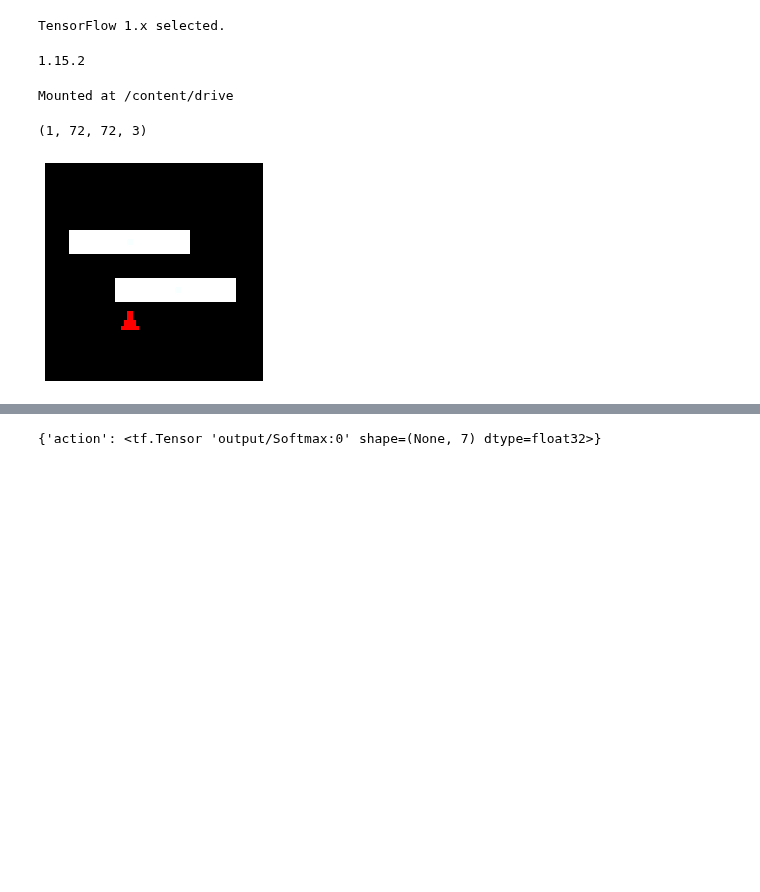
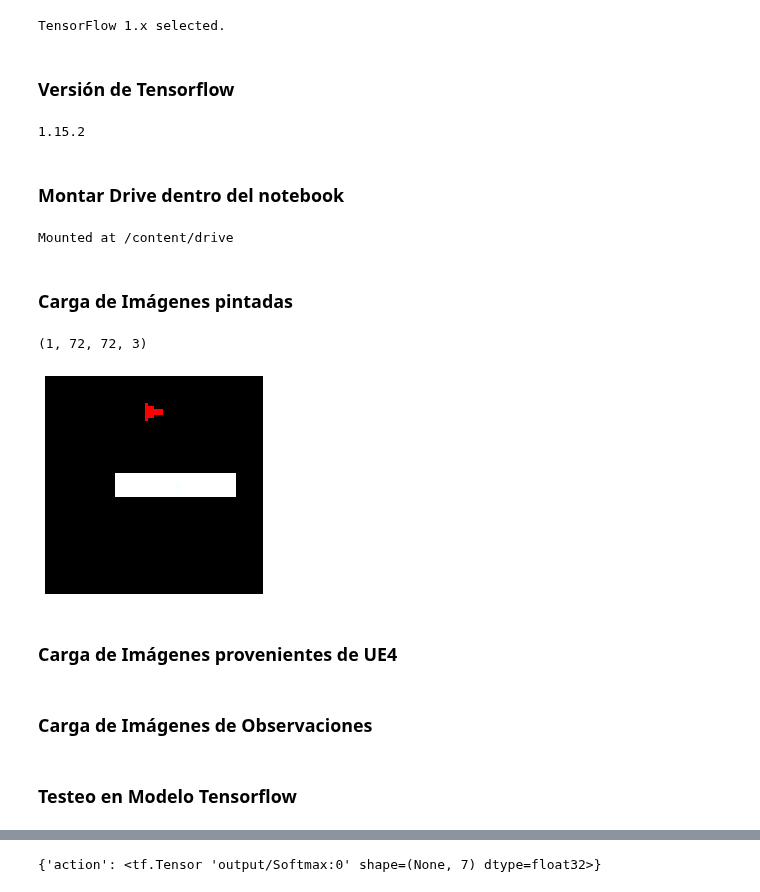
Before and after one commit to matpg/RL-Agent-for-Unreal-Engine, a Jupyter notebook: Prueba_de_modelo_en_TS.ipynb, the cells around one changed output, grey strips where cells are left out. Saved outputs shown, nothing was run; the diff lists cells and outputs as text; code cells hidden in the pictures; blank space fills up the shorter version.

```diff
--- a/Prueba_de_modelo_en_TS.ipynb
+++ b/Prueba_de_modelo_en_TS.ipynb
@@ -12,45 +14,53 @@ from tensorflow.python.platform import gfile
 import cv2
 # %% [output]
 TensorFlow 1.x selected.
+# %% [markdown]
+### Versión de Tensorflow
 # %%
 print(tf.version.VERSION)
 # %% [output]
 1.15.2
+# %% [markdown]
+### Montar Drive dentro del notebook
 # %%
 from google.colab import drive
 drive.mount('/content/drive')
 # %% [output]
 Mounted at /content/drive
+# %% [markdown]
+### Carga de Imágenes pintadas
 # %%
 '''
 EP1:
   02 - 15
   17 -
 '''
 
 def paint_obs_route(obsdnumpy_folder, number_ob):
   file = '/content/drive/MyDrive/Colab Notebooks/modelo ts agentnet/archivos de observaciones/obsnumpy'+str(obsdnumpy_folder)+"/índice"+str(number_ob)+".png"
   img = tf.keras.preprocessing.image.load_img(file, target_size=[72, 72])
   img_to_test = tf.keras.preprocessing.image.img_to_array(img)
   img_to_test = np.array(img_to_test).reshape(1, 72, 72, 3)
   print(img_to_test.shape)
   return img_to_test, img
 
 n_folder = 7
-image_test_index = 18
+image_test_index = 2
 image_to_test, image_to_plt = paint_obs_route(n_folder, image_test_index+1)
 
 def print_images(image):
   plt.imshow(image)
   plt.axis('off')
 
 print_images(image_to_plt)
 # PROBAR CON AJUSTAR UN ENTORNO MUCHO MÁS GRANDE
 # PARA ENTRENAR CON VARIOS OBSTACULOS
 # ENTRE AGENTE Y META
 # %% [output]
 (1, 72, 72, 3)
-[figure, old version]
+[figure, new version]
+# %% [markdown]
+### Carga de Imágenes provenientes de UE4
 # %%
 '''
 
@@ -76,6 +86,8 @@ print_images(image_to_plt)
 # EN UE4, SE PODRIA GENERAR LA IMAGEN NEGRA, Y
 # LUEGO, CON DIRECCIONES O PUNTOS DE REFERENCIA DADAS,
 # GENERAR EL TRINGULO DEL AGENTE EN COLOR ROJO
+# %% [markdown]
+### Carga de Imágenes de Observaciones
 # %%
 '''
   CARGA DE ARCHIVOS DE OBSERVACION EN FORMATO NUMPY
@@ -137,6 +149,8 @@ def print_images(image):
 
 '''
 print_images(image_to_plt)
+# %% [markdown]
+### Testeo en Modelo Tensorflow
 # %%
 '''
   MODELO TENSORFLOW EN 1.X
```
Also changed, not shown: parts of 3 cells of this notebook.
